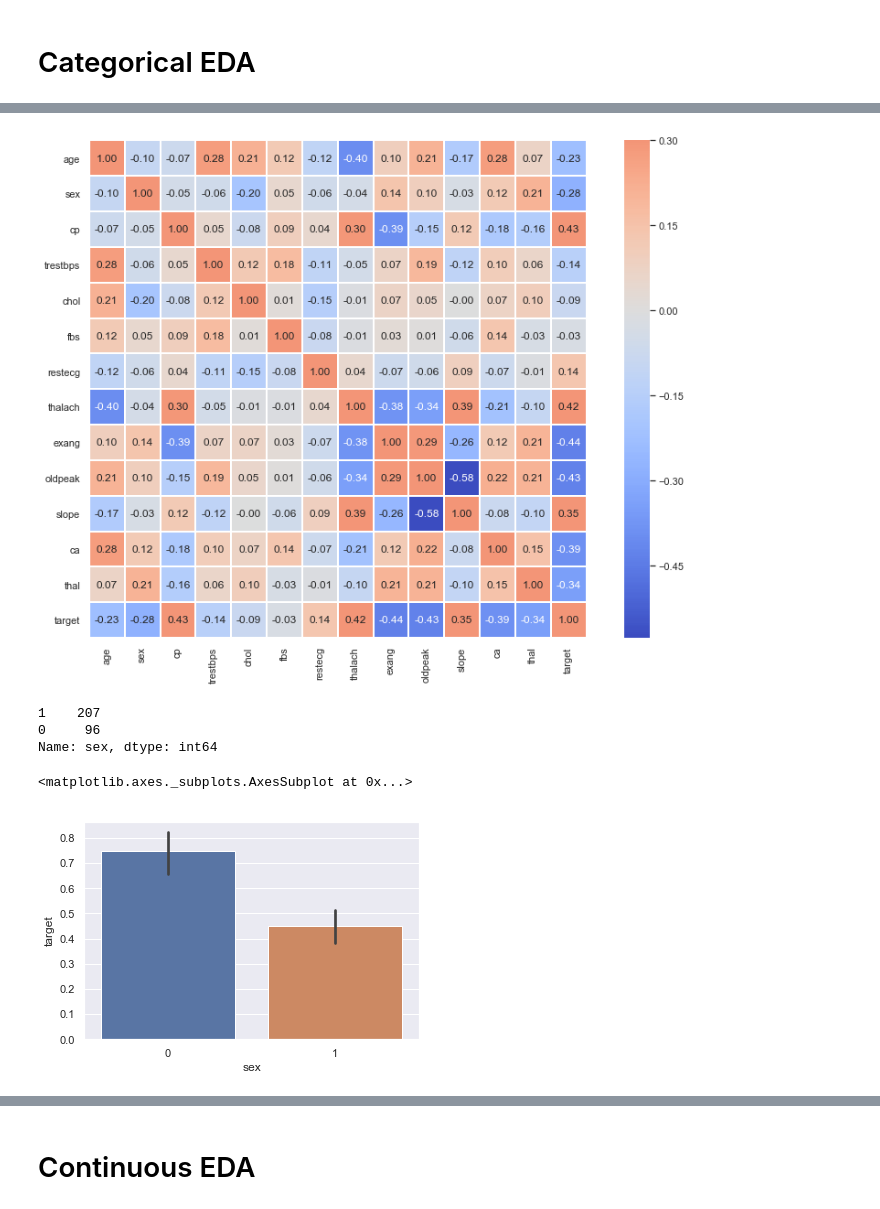
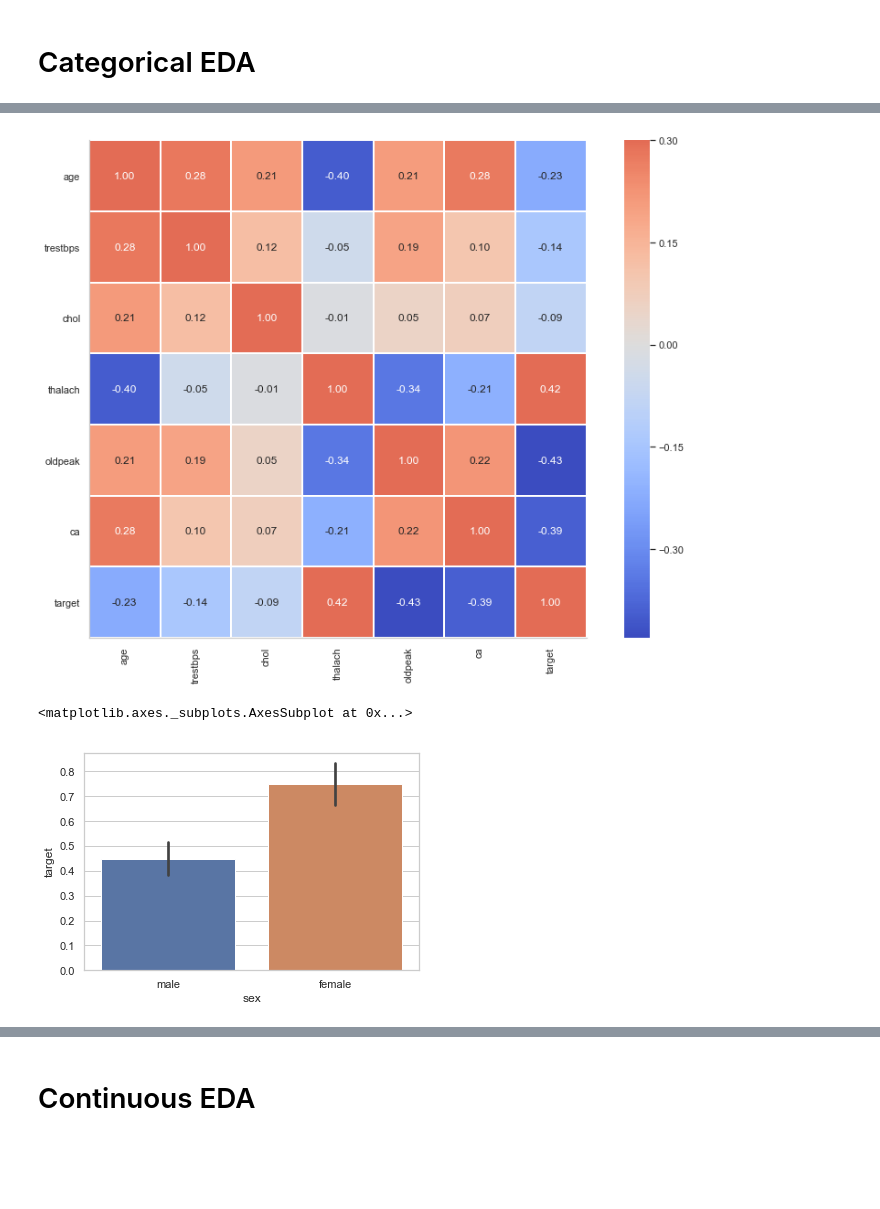
Before and after one commit to dustin4150/Heart_Disease_Project, a Jupyter notebook: Heart_Disease_EDA.ipynb, the cells around one changed output, grey strips where cells are left out. Drawn from its saved outputs; the diff is of its cells as text; code cells hidden in the pictures; blank space fills up the shorter version.

```diff
--- a/Heart_Disease_EDA.ipynb
+++ b/Heart_Disease_EDA.ipynb
@@ -5,6 +5,8 @@ import pandas as pd
 import numpy as np
 import seaborn as sns
 import matplotlib.pyplot as plt
+sns.set(style='white')
+sns.set(style="whitegrid", color_codes=True)
 # %%
 df = pd.read_csv('Heart.csv')
 # %%
@@ -59,4 +61,9 @@ Index(['age', 'sex', 'cp', 'trestbps', 'chol', 'fbs', 'restecg', 'thalach',
 # %%
 #re-map column values
 df.replace({'sex': {0:'female', 1: 'male'},
-           'cp': {0: 'typical_angina', 1: 'atypical_angina', 2: 'non-anginal_pain', 3: 'asymptomatic'} }, inplace=True)
+           'cp': {0: 'typical_angina', 1: 'atypical_angina', 2: 'non-anginal_pain', 3: 'asymptomatic'},
+           'fbs': {0:'no', 1: 'yes'},
+           'restecg':{0:'normal', 1:'ST-T_wave_abnormality', 2: 'left_ventricular_hypertrophy'},
+           'exang': {0: 'no', 1: 'yes'},
+           'slope': {0: 'upsloping', 1: 'flat', 2:'downsloping'},
+           'thal': {0: 'unknown', 1: 'normal', 2: 'fixed_defect', 3: 'reversable_defect'}}, inplace=True)
@@ -88,19 +92,13 @@ categorical_df.head()
 # %%
-corr_cat = categorical.corr()
-heatmap = sns.heatmap(corr,  vmax=.3, center=0,
+corr_cat = df.corr()
+heatmap = sns.heatmap(corr_cat,  vmax=.3, center=0,
             square=True, linewidths=1, cbar_kws={"shrink": 1}, annot=True, fmt='.2f', cmap='coolwarm')
 sns.despine()
 heatmap.figure.set_size_inches(15,10)
 
 plt.show()
 # %% [output]
-[figure, old version]
+[figure, new version]
-# %%
-df.sex.value_counts()
-# %% [output]
-1    207
-0     96
-Name: sex, dtype: int64
 # %%
 def barplot(x_val, y_val='target',data=df):
     barplot = sns.barplot(x=x_val,y=y_val,data=data)
@@ -109,7 +107,7 @@ def barplot(x_val, y_val='target',data=df):
 barplot('sex')
 # %% [output]
 <matplotlib.axes._subplots.AxesSubplot at 0x...>
-[figure, old version]
+[figure, new version]
 # %%
 barplot('cp')
 # %% [output]
```
Also changed, not shown: parts of 82 cells of this notebook, 1 other file.
